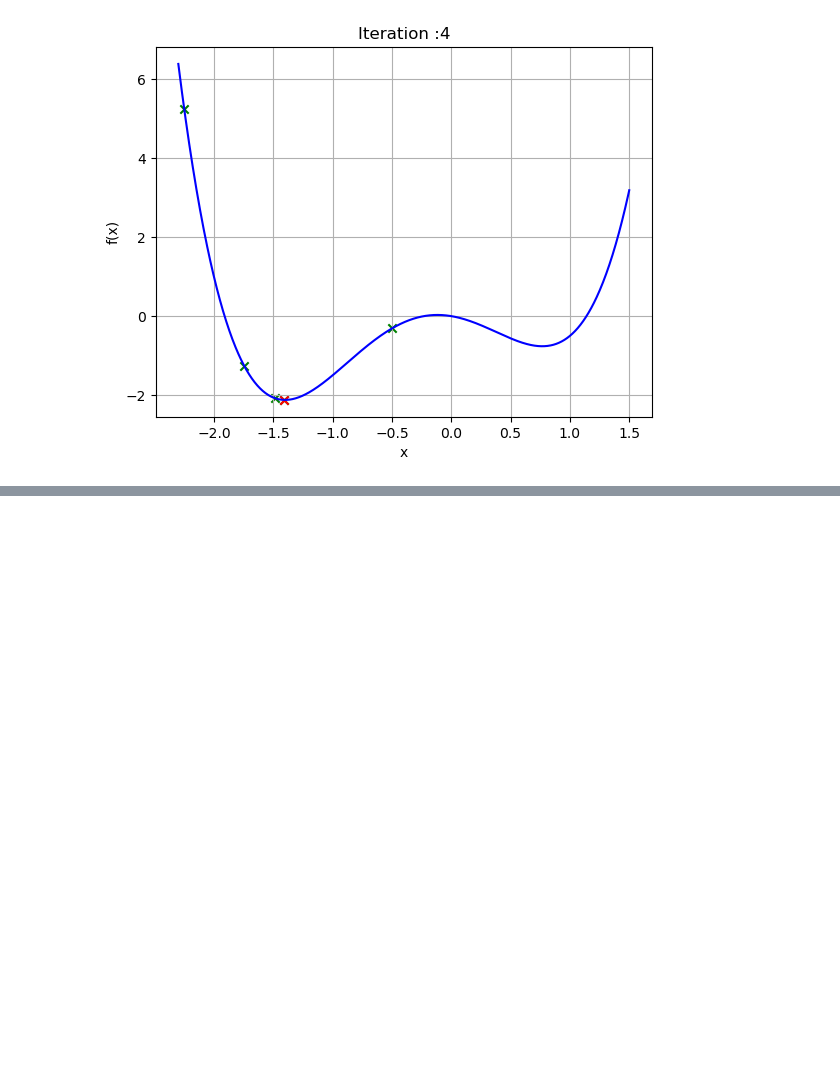
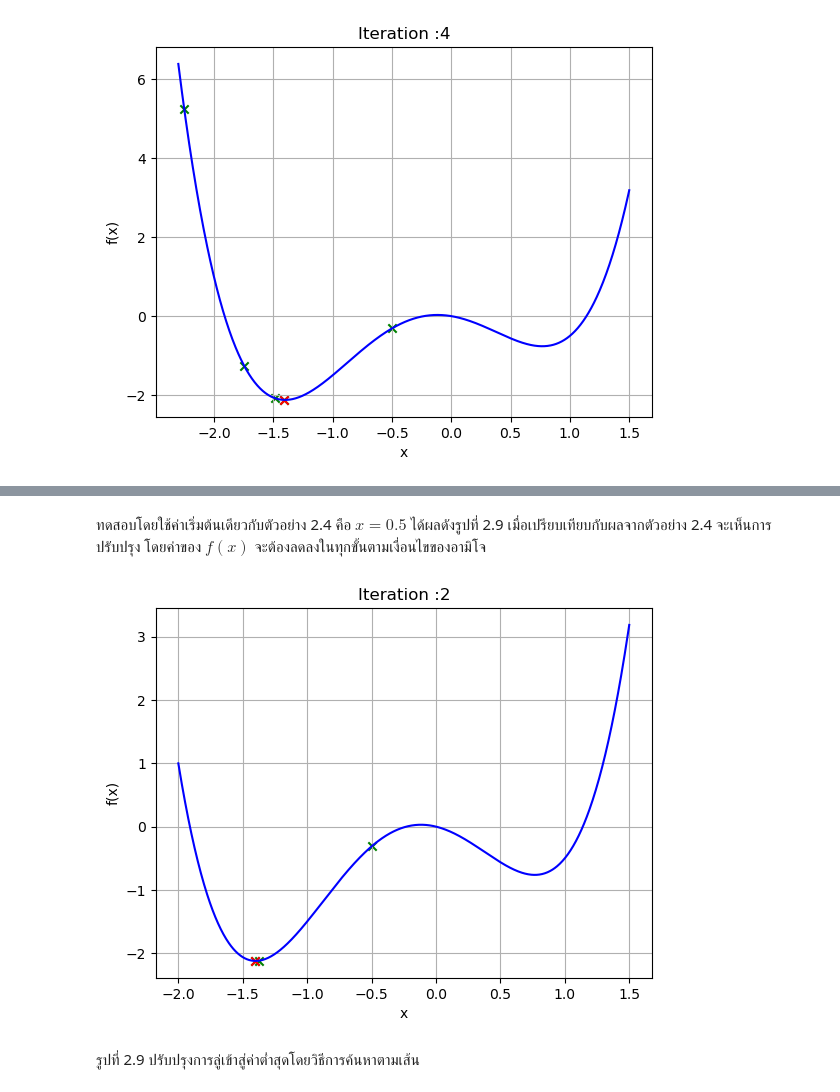
Before and after one commit to dewdotninja/ocrl, a Jupyter notebook: doc/notebooks/chapter2.ipynb, the cells around one changed output, grey strips where cells are left out. Saved outputs shown, nothing was run; the diff lists cells and outputs as text; code cells hidden in the pictures; blank space fills up the shorter version.

```diff
--- a/doc/notebooks/chapter2.ipynb
+++ b/doc/notebooks/chapter2.ipynb
@@ -469,3 +513,35 @@ plot_steps(x,xguess,f,i)
+# %%
+def lsearch_regularized_newton_step(x0):
+    b = 0.1
+    d = 0.5
+
+    beta = 1.0
+    H = d2f(x0)
+    while H<= 0:  # if H is matrix, must test for positive definiteness
+        H = H + beta # or beta*np.identity(n) in case H is an nxn matrix
+    dx = -df(x0)/H
+    alpha = 1.0
+    while f(x0 + alpha*dx) > f(x0) + b*alpha*df(x0)*dx:
+        alpha = d*alpha
+    xn = x0 + alpha*dx
+    return xn
+# %% [markdown]
+ทดสอบโดยใช้ค่าเริ่มต้นเดียวกับตัวอย่าง 2.4 คือ $x = 0.5$
+ได้ผลดังรูปที่ 2.9 เมื่อเปรียบเทียบกับผลจากตัวอย่าง 2.4 จะเห็นการปรับปรุง
+โดยค่าของ $f(x)$ จะต้องลดลงในทุกขั้นตามเงื่อนไขของอามิโจ
+# %%
+x = np.linspace(-2.0, 1.5, 1000)
+xguess = [-0.5]
+i=0
+# %%
+xnew = lsearch_regularized_newton_step(xguess[-1])
+xguess.append(xnew)
+i = i+1
+plot_steps(x,xguess,f,i)
+# %% [output]
+[figure, added]
+# %% [markdown]
+รูปที่ 2.9 ปรับปรุงการลู่เข้าสู่ค่าต่ำสุดโดยวิธีการค้นหาตามเส้น
 # %% [markdown]
 ## บรรณานุกรม
 
```
Also changed, not shown: parts of 2 cells of this notebook.
